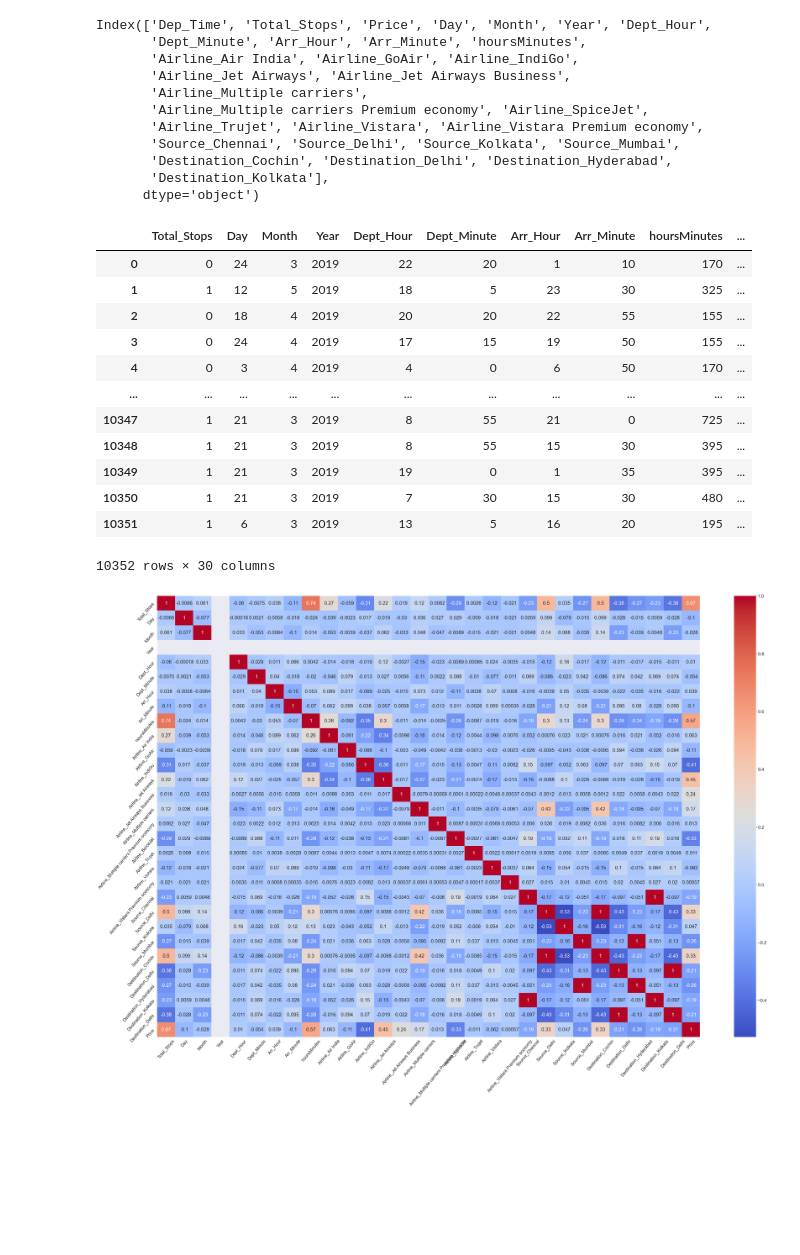
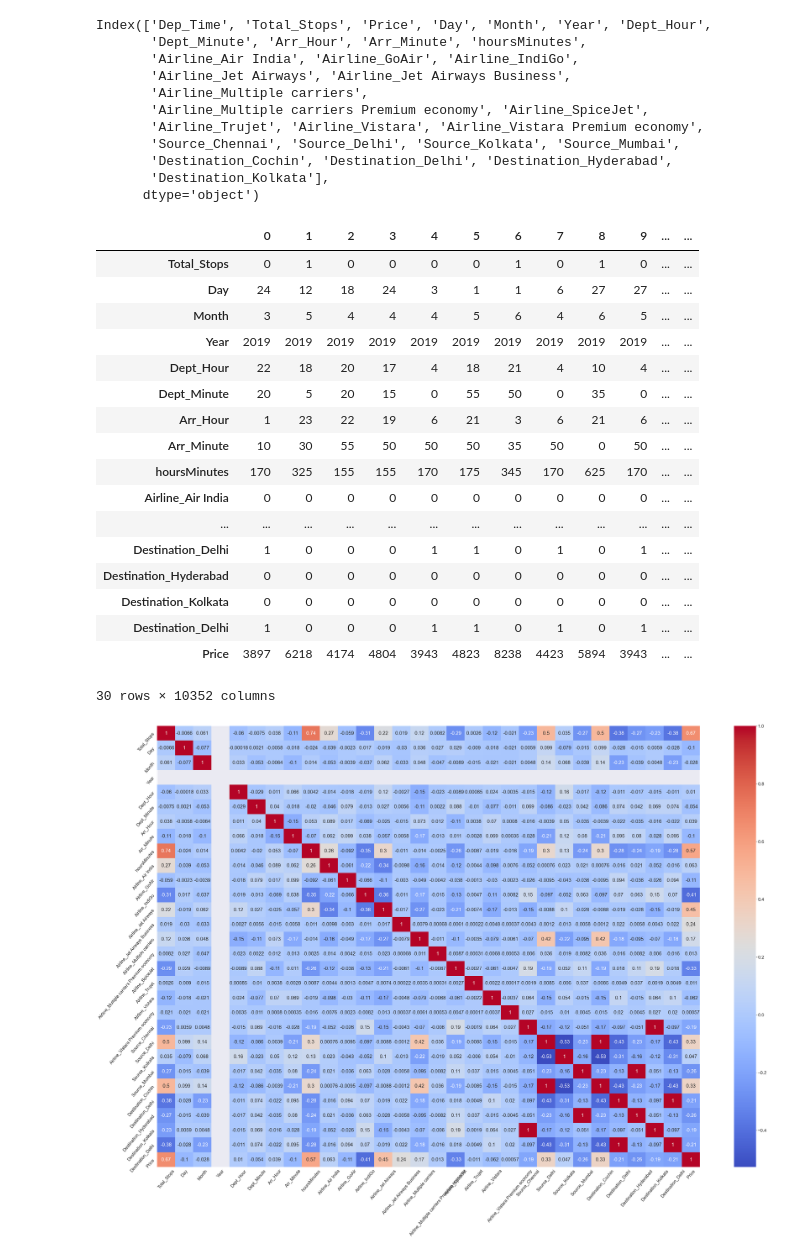
Before and after one commit to SHIVRAJSHINDE/Eda-FeatureEngineering, a Jupyter notebook: EDA/Data Travel/edaAndPreprocessing2.ipynb, the cells around one changed output. Saved outputs shown, nothing was run; the diff lists cells and outputs as text; code cells hidden in the pictures; blank space fills up the shorter version.

```diff
--- a/EDA/Data Travel/edaAndPreprocessing2.ipynb
+++ b/EDA/Data Travel/edaAndPreprocessing2.ipynb
@@ -1097,21 +1092,26 @@ data_train = data_train[['Total_Stops', 'Day', 'Month',
        'Destination_Cochin', 'Destination_Delhi', 'Destination_Hyderabad',
        'Destination_Kolkata', 'Destination_Delhi','Price']]
 # %%
-data_train
+data_train.T
 # %% [output]
-|  | Total_Stops | Day | Month | Year | Dept_Hour | Dept_Minute | Arr_Hour | Arr_Minute | hoursMinutes | ... |
-| 0 | 0 | 24 | 3 | 2019 | 22 | 20 | 1 | 10 | 170 | ... |
-| 1 | 1 | 12 | 5 | 2019 | 18 | 5 | 23 | 30 | 325 | ... |
-| 2 | 0 | 18 | 4 | 2019 | 20 | 20 | 22 | 55 | 155 | ... |
-| 3 | 0 | 24 | 4 | 2019 | 17 | 15 | 19 | 50 | 155 | ... |
-| 4 | 0 | 3 | 4 | 2019 | 4 | 0 | 6 | 50 | 170 | ... |
-| ... | ... | ... | ... | ... | ... | ... | ... | ... | ... | ... |
-| 10347 | 1 | 21 | 3 | 2019 | 8 | 55 | 21 | 0 | 725 | ... |
-| 10348 | 1 | 21 | 3 | 2019 | 8 | 55 | 15 | 30 | 395 | ... |
-| 10349 | 1 | 21 | 3 | 2019 | 19 | 0 | 1 | 35 | 395 | ... |
-| 10350 | 1 | 21 | 3 | 2019 | 7 | 30 | 15 | 30 | 480 | ... |
-| 10351 | 1 | 6 | 3 | 2019 | 13 | 5 | 16 | 20 | 195 | ... |
+|  | 0 | 1 | 2 | 3 | 4 | 5 | 6 | 7 | 8 | 9 | ... | ... |
+| Total_Stops | 0 | 1 | 0 | 0 | 0 | 0 | 1 | 0 | 1 | 0 | ... | ... |
+| Day | 24 | 12 | 18 | 24 | 3 | 1 | 1 | 6 | 27 | 27 | ... | ... |
+| Month | 3 | 5 | 4 | 4 | 4 | 5 | 6 | 4 | 6 | 5 | ... | ... |
+| Year | 2019 | 2019 | 2019 | 2019 | 2019 | 2019 | 2019 | 2019 | 2019 | 2019 | ... | ... |
+| Dept_Hour | 22 | 18 | 20 | 17 | 4 | 18 | 21 | 4 | 10 | 4 | ... | ... |
+| Dept_Minute | 20 | 5 | 20 | 15 | 0 | 55 | 50 | 0 | 35 | 0 | ... | ... |
+| Arr_Hour | 1 | 23 | 22 | 19 | 6 | 21 | 3 | 6 | 21 | 6 | ... | ... |
+| Arr_Minute | 10 | 30 | 55 | 50 | 50 | 50 | 35 | 50 | 0 | 50 | ... | ... |
+| hoursMinutes | 170 | 325 | 155 | 155 | 170 | 175 | 345 | 170 | 625 | 170 | ... | ... |
+| Airline_Air India | 0 | 0 | 0 | 0 | 0 | 0 | 0 | 0 | 0 | 0 | ... | ... |
+| ... | ... | ... | ... | ... | ... | ... | ... | ... | ... | ... | ... | ... |
+| Destination_Delhi | 1 | 0 | 0 | 0 | 1 | 1 | 0 | 1 | 0 | 1 | ... | ... |
+| Destination_Hyderabad | 0 | 0 | 0 | 0 | 0 | 0 | 0 | 0 | 0 | 0 | ... | ... |
+| Destination_Kolkata | 0 | 0 | 0 | 0 | 0 | 0 | 0 | 0 | 0 | 0 | ... | ... |
+| Destination_Delhi | 1 | 0 | 0 | 0 | 1 | 1 | 0 | 1 | 0 | 1 | ... | ... |
+| Price | 3897 | 6218 | 4174 | 4804 | 3943 | 4823 | 8238 | 4423 | 5894 | 3943 | ... | ... |
-10352 rows × 30 columns
+30 rows × 10352 columns
 # %%
 import seaborn as sns
 import matplotlib.pyplot as plt
```
Also changed, not shown: parts of 16 cells of this notebook, 1 other file.
